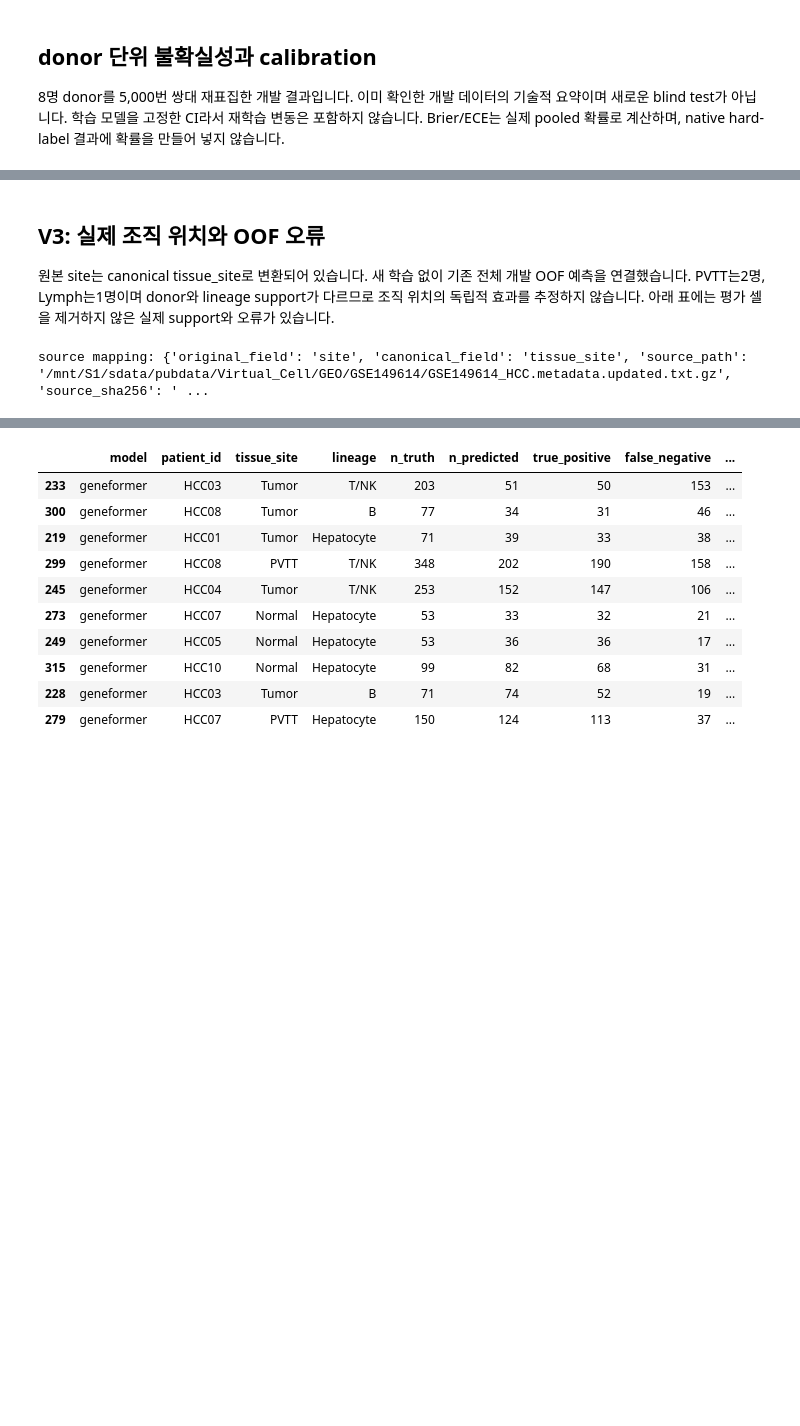
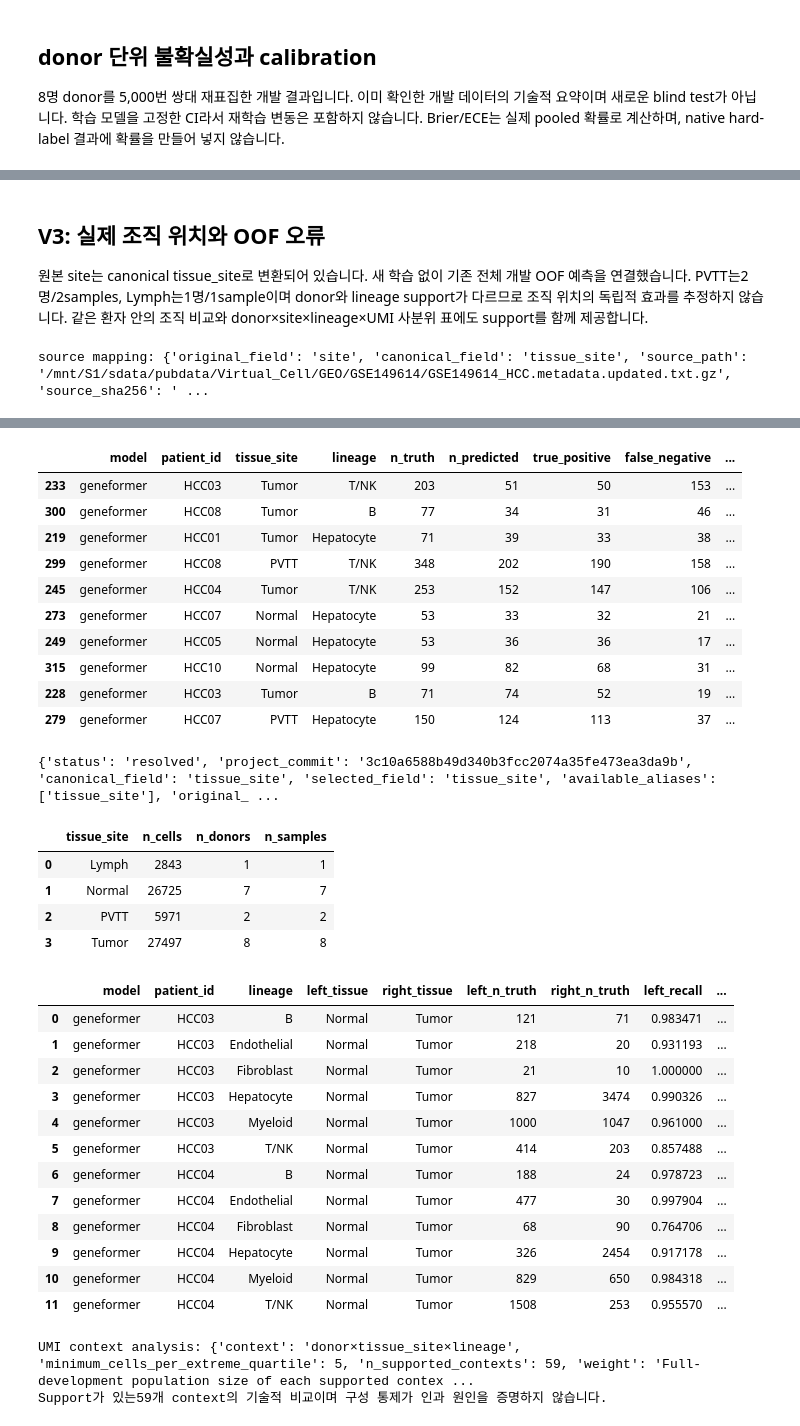
Before and after one commit to honbul/vcell_liver, a Jupyter notebook: notebooks/06_research_development_cv.ipynb, the cells around one changed output, grey strips where cells are left out. Saved outputs shown, nothing was run; the diff lists cells and outputs as text; code cells hidden in the pictures; blank space fills up the shorter version.

Commit message:
Close V3 correction checklist with tissue context evidence, source comparison, executed examples and explicit running external status

```diff
--- a/notebooks/06_research_development_cv.ipynb
+++ b/notebooks/06_research_development_cv.ipynb
@@ -214,40 +214,68 @@ query_adaptive
 # %% [markdown]
 ## V3: 실제 조직 위치와 OOF 오류
 
-원본 site는 canonical tissue_site로 변환되어 있습니다. 새 학습 없이 기존 전체 개발 OOF 예측을 연결했습니다. PVTT는2명, Lymph는1명이며 donor와 lineage support가 다르므로 조직 위치의 독립적 효과를 추정하지 않습니다. 아래 표에는 평가 셀을 제거하지 않은 실제 support와 오류가 있습니다.
+원본 site는 canonical tissue_site로 변환되어 있습니다. 새 학습 없이 기존 전체 개발 OOF 예측을 연결했습니다. PVTT는2명/2samples, Lymph는1명/1sample이며 donor와 lineage support가 다르므로 조직 위치의 독립적 효과를 추정하지 않습니다. 같은 환자 안의 조직 비교와 donor×site×lineage×UMI 사분위 표에도 support를 함께 제공합니다.
 # %%
 site=json.loads((REPORT/'tissue_error_analysis/provenance.json').read_text())
 print('source mapping:',site['metadata_mapping'])
 display(pd.read_csv(REPORT/'tissue_error_analysis/pooled_by_tissue.tsv',sep='\t'))
 subgroups=pd.read_csv(REPORT/'tissue_error_analysis/donor_tissue_lineage.tsv',sep='\t')
 display(subgroups[(subgroups.model=='geneformer') & (subgroups.n_truth>=50)].sort_values('recall').head(10))
+
+print(json.loads((REPORT/'tissue_error_analysis/metadata_schema_resolution.json').read_text()))
+display(pd.read_csv(REPORT/'tissue_error_analysis/support_by_tissue_site.tsv',sep='\t'))
+display(pd.read_csv(REPORT/'tissue_error_analysis/within_donor_tissue_comparisons.tsv',sep='\t').head(12))
+context=json.loads((REPORT/'tissue_error_analysis/context_provenance.json').read_text())
+print('UMI context analysis:',context['within_context_comparison'])
+print('Support가 있는59개 context의 기술적 비교이며 구성 통제가 인과 원인을 증명하지 않습니다.')
 # %% [output]
 source mapping: {'original_field': 'site', 'canonical_field': 'tissue_site', 'source_path': '/mnt/S1/sdata/pubdata/Virtual_Cell/GEO/GSE149614/GSE149614_HCC.metadata.updated.txt.gz', 'source_sha256': ' ...
 |  | model | tissue_site | n_donors | macro_f1 | balanced_accuracy | n_cells | n_known | evaluation_coverage | ... |
 | 0 | pca | Lymph | 1 | 0.927549 | 0.937066 | 2843 | 2843 | 1.0 | ... |
 | 1 | pca | Normal | 7 | 0.940880 | 0.943176 | 26725 | 26725 | 1.0 | ... |
 | 2 | pca | PVTT | 2 | 0.887409 | 0.858783 | 5971 | 5971 | 1.0 | ... |
 | 3 | pca | Tumor | 8 | 0.919787 | 0.927219 | 27497 | 27497 | 1.0 | ... |
 | 4 | scgpt | Lymph | 1 | 0.918036 | 0.922423 | 2843 | 2843 | 1.0 | ... |
 | 5 | scgpt | Normal | 7 | 0.950900 | 0.945917 | 26725 | 26725 | 1.0 | ... |
 | 6 | scgpt | PVTT | 2 | 0.893735 | 0.866089 | 5971 | 5971 | 1.0 | ... |
 | 7 | scgpt | Tumor | 8 | 0.916575 | 0.926466 | 27497 | 27497 | 1.0 | ... |
 | 8 | geneformer | Lymph | 1 | 0.942014 | 0.929193 | 2843 | 2843 | 1.0 | ... |
 | 9 | geneformer | Normal | 7 | 0.953001 | 0.948213 | 26725 | 26725 | 1.0 | ... |
 | ... | ... | ... | ... | ... | ... | ... | ... | ... | ... |
 | 15 | geneformer_clcancer | Tumor | 8 | 0.930751 | 0.924443 | 27497 | 27497 | 1.0 | ... |
 | 16 | scvi | Lymph | 1 | 0.935637 | 0.929018 | 2843 | 2843 | 1.0 | ... |
 | 17 | scvi | Normal | 7 | 0.948430 | 0.942626 | 26725 | 26725 | 1.0 | ... |
 | 18 | scvi | PVTT | 2 | 0.891755 | 0.855798 | 5971 | 5971 | 1.0 | ... |
 | 19 | scvi | Tumor | 8 | 0.917535 | 0.915865 | 27497 | 27497 | 1.0 | ... |
 |  | model | patient_id | tissue_site | lineage | n_truth | n_predicted | true_positive | false_negative | ... |
 | 233 | geneformer | HCC03 | Tumor | T/NK | 203 | 51 | 50 | 153 | ... |
 | 300 | geneformer | HCC08 | Tumor | B | 77 | 34 | 31 | 46 | ... |
 | 219 | geneformer | HCC01 | Tumor | Hepatocyte | 71 | 39 | 33 | 38 | ... |
 | 299 | geneformer | HCC08 | PVTT | T/NK | 348 | 202 | 190 | 158 | ... |
 | 245 | geneformer | HCC04 | Tumor | T/NK | 253 | 152 | 147 | 106 | ... |
 | 273 | geneformer | HCC07 | Normal | Hepatocyte | 53 | 33 | 32 | 21 | ... |
 | 249 | geneformer | HCC05 | Normal | Hepatocyte | 53 | 36 | 36 | 17 | ... |
 | 315 | geneformer | HCC10 | Normal | Hepatocyte | 99 | 82 | 68 | 31 | ... |
 | 228 | geneformer | HCC03 | Tumor | B | 71 | 74 | 52 | 19 | ... |
 | 279 | geneformer | HCC07 | PVTT | Hepatocyte | 150 | 124 | 113 | 37 | ... |
+{'status': 'resolved', 'project_commit': '3c10a6588b49d340b3fcc2074a35fe473ea3da9b', 'canonical_field': 'tissue_site', 'selected_field': 'tissue_site', 'available_aliases': ['tissue_site'], 'original_ ...
+|  | tissue_site | n_cells | n_donors | n_samples |
+| 0 | Lymph | 2843 | 1 | 1 |
+| 1 | Normal | 26725 | 7 | 7 |
+| 2 | PVTT | 5971 | 2 | 2 |
+| 3 | Tumor | 27497 | 8 | 8 |
+|  | model | patient_id | lineage | left_tissue | right_tissue | left_n_truth | right_n_truth | left_recall | ... |
+| 0 | geneformer | HCC03 | B | Normal | Tumor | 121 | 71 | 0.983471 | ... |
+| 1 | geneformer | HCC03 | Endothelial | Normal | Tumor | 218 | 20 | 0.931193 | ... |
+| 2 | geneformer | HCC03 | Fibroblast | Normal | Tumor | 21 | 10 | 1.000000 | ... |
+| 3 | geneformer | HCC03 | Hepatocyte | Normal | Tumor | 827 | 3474 | 0.990326 | ... |
+| 4 | geneformer | HCC03 | Myeloid | Normal | Tumor | 1000 | 1047 | 0.961000 | ... |
+| 5 | geneformer | HCC03 | T/NK | Normal | Tumor | 414 | 203 | 0.857488 | ... |
+| 6 | geneformer | HCC04 | B | Normal | Tumor | 188 | 24 | 0.978723 | ... |
+| 7 | geneformer | HCC04 | Endothelial | Normal | Tumor | 477 | 30 | 0.997904 | ... |
+| 8 | geneformer | HCC04 | Fibroblast | Normal | Tumor | 68 | 90 | 0.764706 | ... |
+| 9 | geneformer | HCC04 | Hepatocyte | Normal | Tumor | 326 | 2454 | 0.917178 | ... |
+| 10 | geneformer | HCC04 | Myeloid | Normal | Tumor | 829 | 650 | 0.984318 | ... |
+| 11 | geneformer | HCC04 | T/NK | Normal | Tumor | 1508 | 253 | 0.955570 | ... |
+UMI context analysis: {'context': 'donor×tissue_site×lineage', 'minimum_cells_per_extreme_quartile': 5, 'n_supported_contexts': 59, 'weight': 'Full-development population size of each supported contex ...
+Support가 있는59개 context의 기술적 비교이며 구성 통제가 인과 원인을 증명하지 않습니다.
```
Also changed, not shown: 23 other files.
